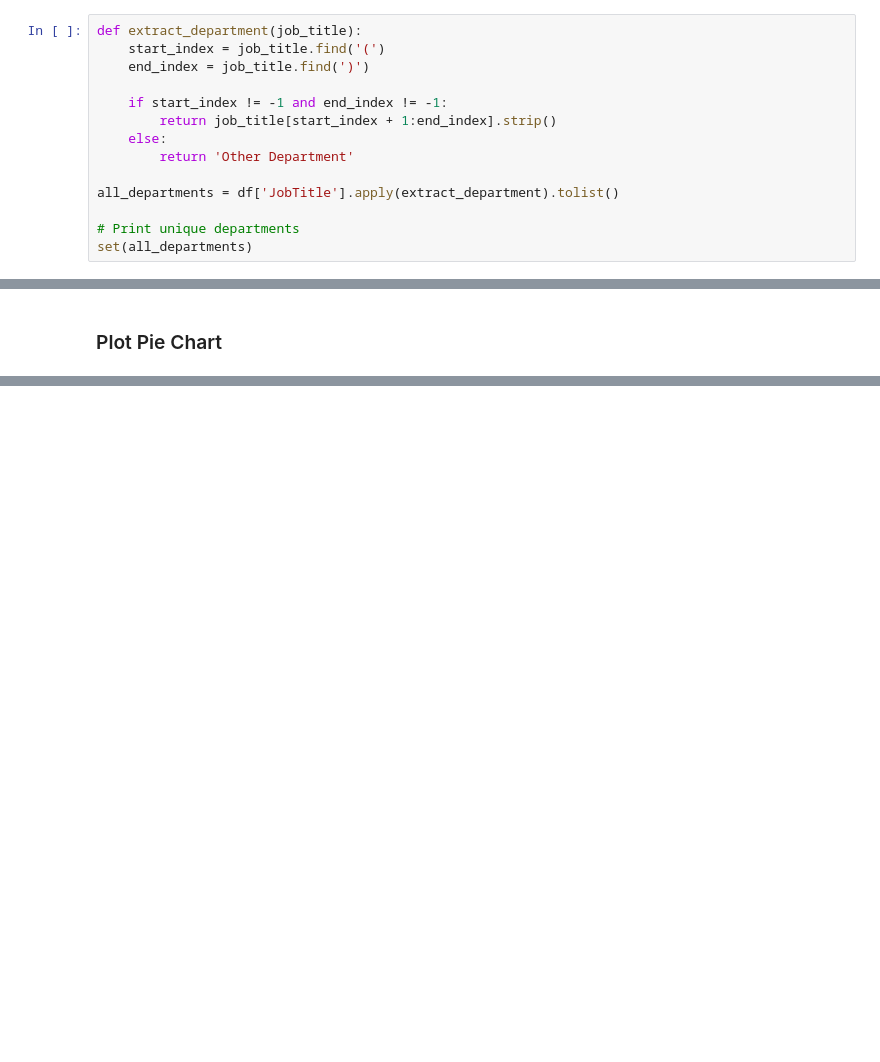
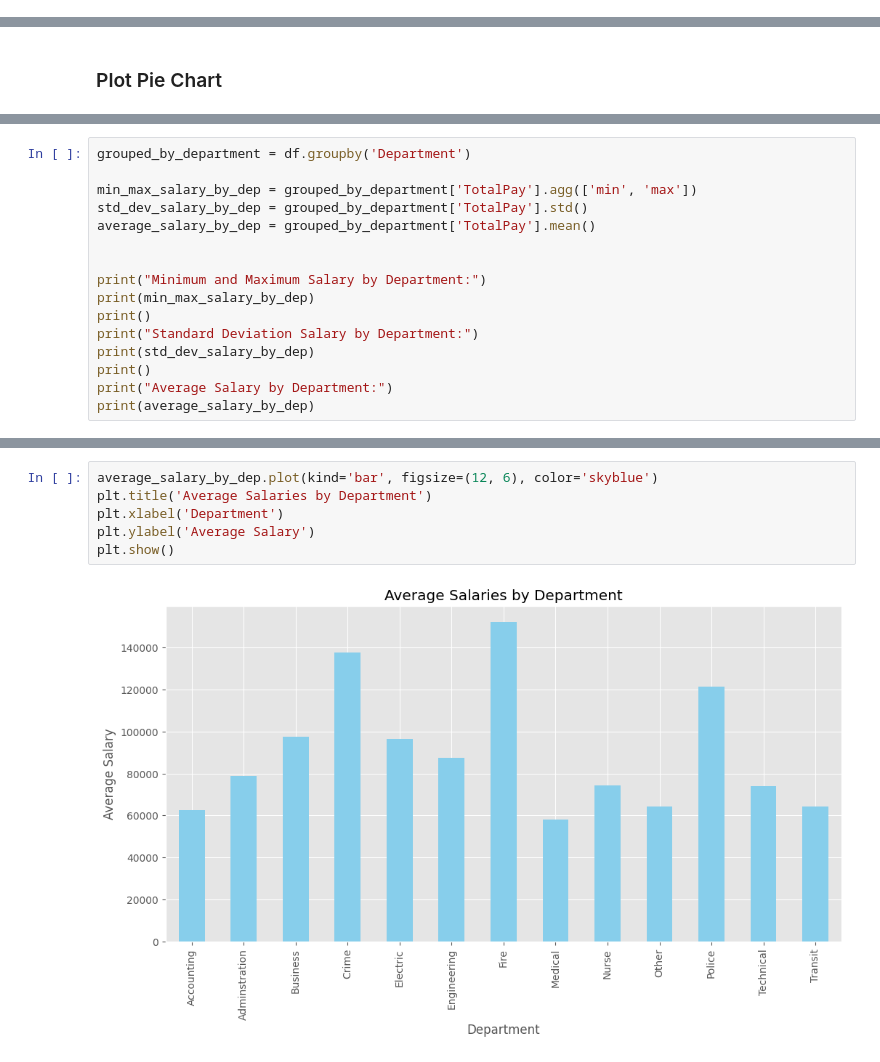
Before and after one commit to reham-shaban/Salaries-Dataset, a Jupyter notebook: ShAI_BootCamp_Assignment.ipynb, the cells around one changed output, grey strips where cells are left out. Saved outputs shown, nothing was run; the diff lists cells and outputs as text; blank space fills up the shorter version.

```diff
--- a/ShAI_BootCamp_Assignment.ipynb
+++ b/ShAI_BootCamp_Assignment.ipynb
@@ -167,14 +169,0 @@ plt.show()
-# %%
-def extract_department(job_title):
-    start_index = job_title.find('(')
-    end_index = job_title.find(')')
-
-    if start_index != -1 and end_index != -1:
-        return job_title[start_index + 1:end_index].strip()
-    else:
-        return 'Other Department'
-
-all_departments = df['JobTitle'].apply(extract_department).tolist()
-
-# Print unique departments
-set(all_departments)
@@ -236,0 +243,16 @@ Identify any correlation between salary and another numerical column, and plot a
+# %%
+grouped_by_department = df.groupby('Department')
+
+min_max_salary_by_dep = grouped_by_department['TotalPay'].agg(['min', 'max'])
+std_dev_salary_by_dep = grouped_by_department['TotalPay'].std()
+average_salary_by_dep = grouped_by_department['TotalPay'].mean()
+
+
+print("Minimum and Maximum Salary by Department:")
+print(min_max_salary_by_dep)
+print()
+print("Standard Deviation Salary by Department:")
+print(std_dev_salary_by_dep)
+print()
+print("Average Salary by Department:")
+print(average_salary_by_dep)
@@ -236,0 +277,8 @@ Identify any correlation between salary and another numerical column, and plot a
+# %%
+average_salary_by_dep.plot(kind='bar', figsize=(12, 6), color='skyblue')
+plt.title('Average Salaries by Department')
+plt.xlabel('Department')
+plt.ylabel('Average Salary')
+plt.show()
+# %% [output]
+[figure, added]
```
Also changed, not shown: parts of 36 cells of this notebook.
